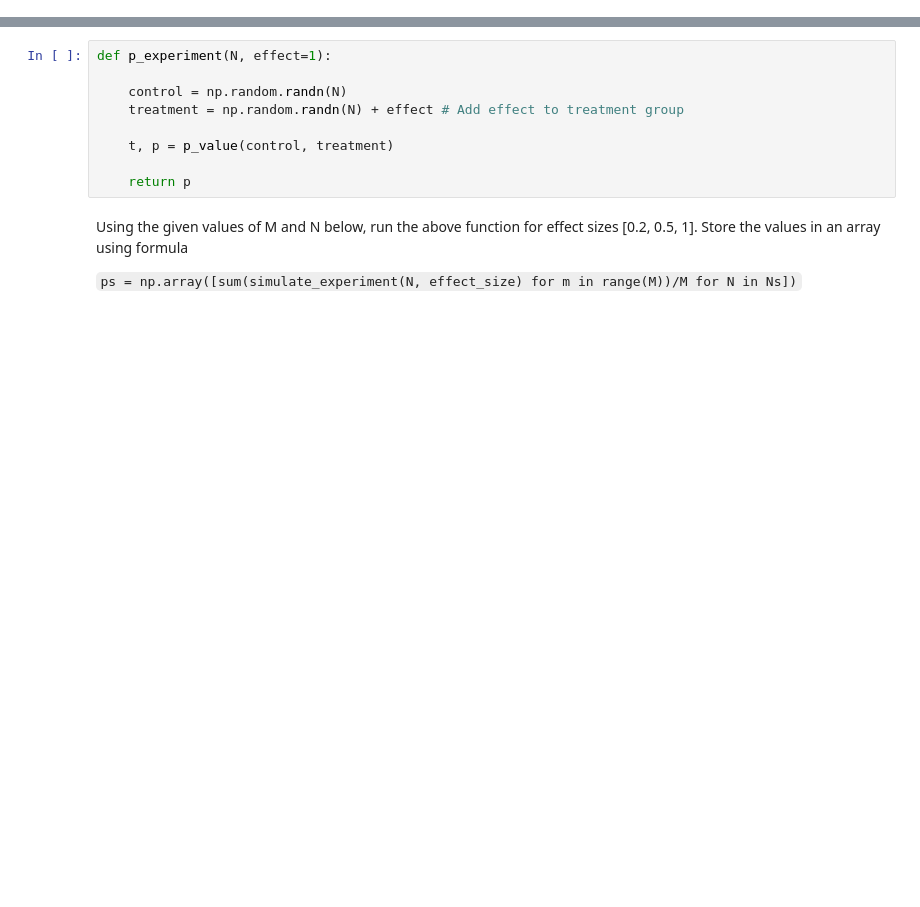
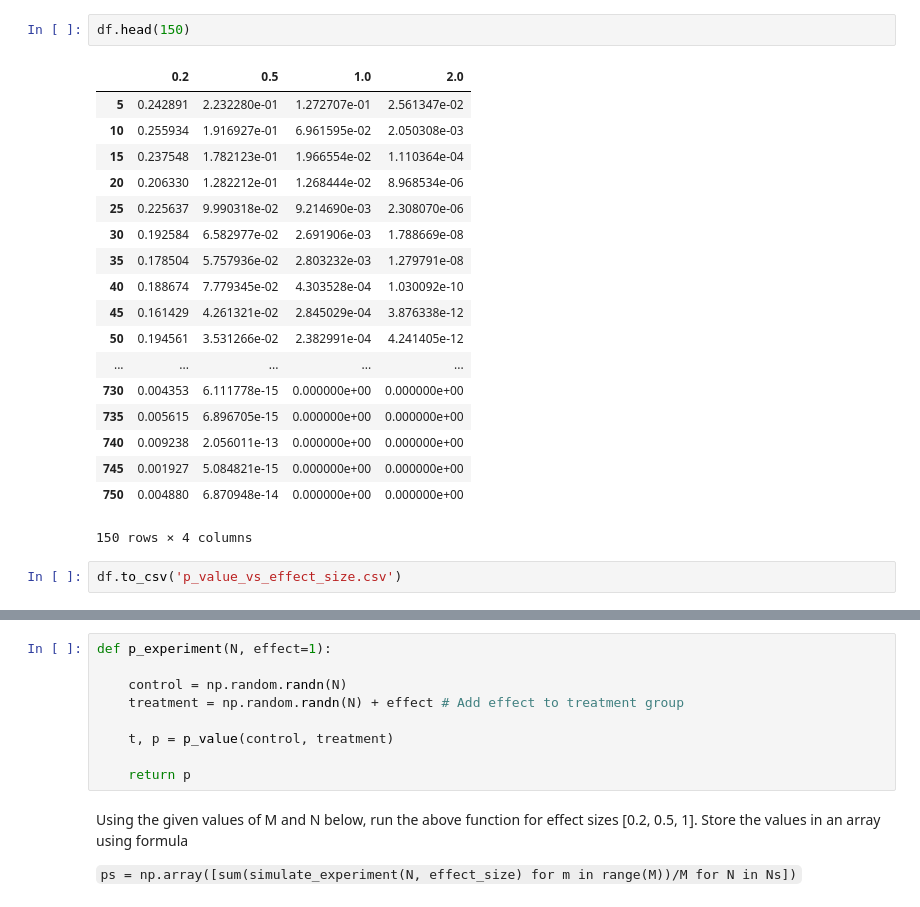
Before and after one commit to learn-co-curriculum/dsc-effect-sizes-pvalues-and-power-lab, a Jupyter notebook: index.ipynb, the cells around one changed output, grey strips where cells are left out. Saved outputs shown, nothing was run; the diff lists cells and outputs as text; blank space fills up the shorter version.

```diff
--- a/index.ipynb
+++ b/index.ipynb
@@ -316,0 +115,23 @@ Let's write a function to run an experiment with N (sample size), effect size (d
+# %%
+df.head(150)
+# %% [output]
+|  | 0.2 | 0.5 | 1.0 | 2.0 |
+| 5 | 0.242891 | 2.232280e-01 | 1.272707e-01 | 2.561347e-02 |
+| 10 | 0.255934 | 1.916927e-01 | 6.961595e-02 | 2.050308e-03 |
+| 15 | 0.237548 | 1.782123e-01 | 1.966554e-02 | 1.110364e-04 |
+| 20 | 0.206330 | 1.282212e-01 | 1.268444e-02 | 8.968534e-06 |
+| 25 | 0.225637 | 9.990318e-02 | 9.214690e-03 | 2.308070e-06 |
+| 30 | 0.192584 | 6.582977e-02 | 2.691906e-03 | 1.788669e-08 |
+| 35 | 0.178504 | 5.757936e-02 | 2.803232e-03 | 1.279791e-08 |
+| 40 | 0.188674 | 7.779345e-02 | 4.303528e-04 | 1.030092e-10 |
+| 45 | 0.161429 | 4.261321e-02 | 2.845029e-04 | 3.876338e-12 |
+| 50 | 0.194561 | 3.531266e-02 | 2.382991e-04 | 4.241405e-12 |
+| ... | ... | ... | ... | ... |
+| 730 | 0.004353 | 6.111778e-15 | 0.000000e+00 | 0.000000e+00 |
+| 735 | 0.005615 | 6.896705e-15 | 0.000000e+00 | 0.000000e+00 |
+| 740 | 0.009238 | 2.056011e-13 | 0.000000e+00 | 0.000000e+00 |
+| 745 | 0.001927 | 5.084821e-15 | 0.000000e+00 | 0.000000e+00 |
+| 750 | 0.004880 | 6.870948e-14 | 0.000000e+00 | 0.000000e+00 |
+150 rows × 4 columns
+# %%
+df.to_csv('p_value_vs_effect_size.csv')
```
Also changed, not shown: parts of 49 cells of this notebook, 8 other files.
